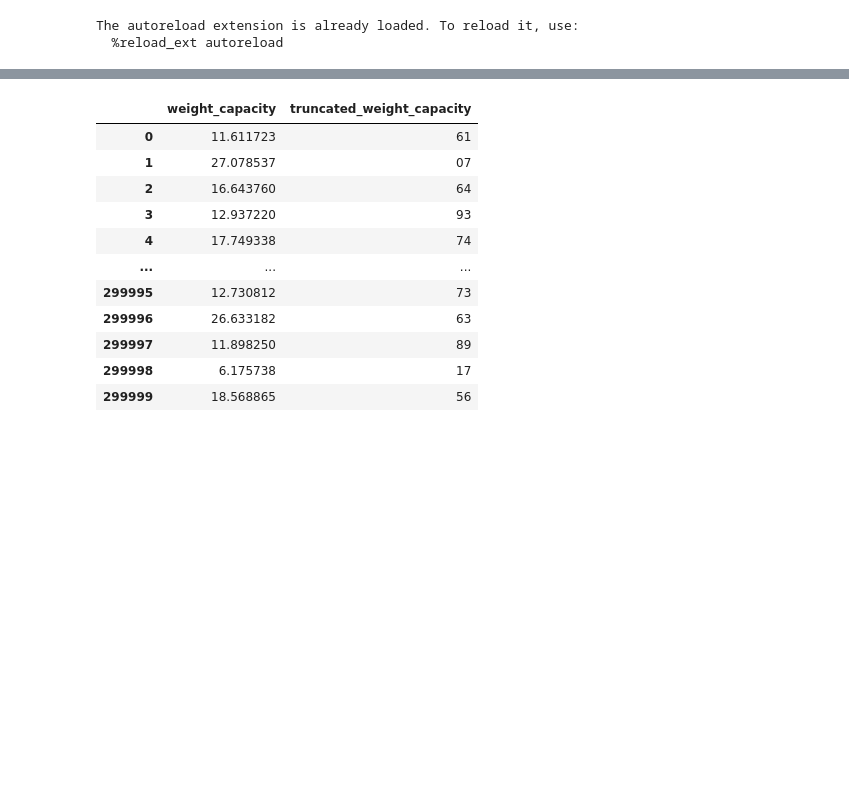
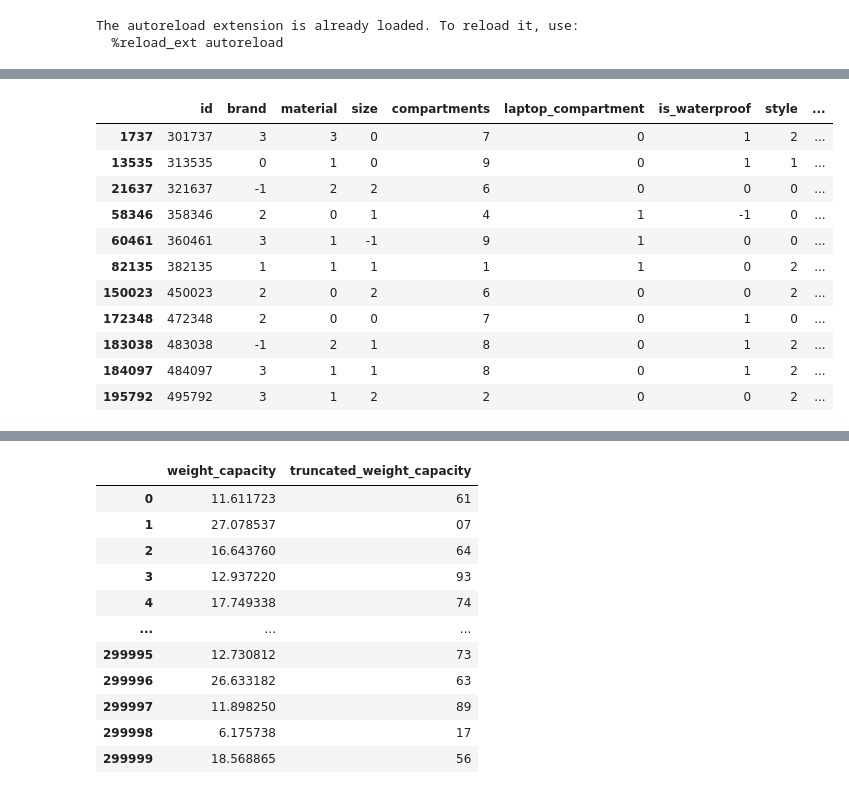
Before and after one commit to Jordanbarker/backpack-prediction-challenge, a Jupyter notebook: notebooks/01_eda_cont.ipynb, the cells around one changed output, grey strips where cells are left out. Cells and saved outputs as stored; diff of their text form; code cells hidden in the pictures; blank space fills up the shorter version.

```diff
--- a/notebooks/01_eda_cont.ipynb
+++ b/notebooks/01_eda_cont.ipynb
@@ -74,0 +155,15 @@ train_df[['weight_capacity', 'wc_decimal_count']]
+# %%
+test_df.loc[(test_df['wc_decimal_count'] > 1) & (test_df['wc_decimal_count'] < 10)]
+# %% [output]
+|  | id | brand | material | size | compartments | laptop_compartment | is_waterproof | style | ... |
+| 1737 | 301737 | 3 | 3 | 0 | 7 | 0 | 1 | 2 | ... |
+| 13535 | 313535 | 0 | 1 | 0 | 9 | 0 | 1 | 1 | ... |
+| 21637 | 321637 | -1 | 2 | 2 | 6 | 0 | 0 | 0 | ... |
+| 58346 | 358346 | 2 | 0 | 1 | 4 | 1 | -1 | 0 | ... |
+| 60461 | 360461 | 3 | 1 | -1 | 9 | 1 | 0 | 0 | ... |
+| 82135 | 382135 | 1 | 1 | 1 | 1 | 1 | 0 | 2 | ... |
+| 150023 | 450023 | 2 | 0 | 2 | 6 | 0 | 0 | 2 | ... |
+| 172348 | 472348 | 2 | 0 | 0 | 7 | 0 | 1 | 0 | ... |
+| 183038 | 483038 | -1 | 2 | 1 | 8 | 0 | 1 | 2 | ... |
+| 184097 | 484097 | 3 | 1 | 1 | 8 | 0 | 1 | 2 | ... |
+| 195792 | 495792 | 3 | 1 | 2 | 2 | 0 | 0 | 2 | ... |
```
Also changed, not shown: parts of 19 cells of this notebook, 3 other files.
